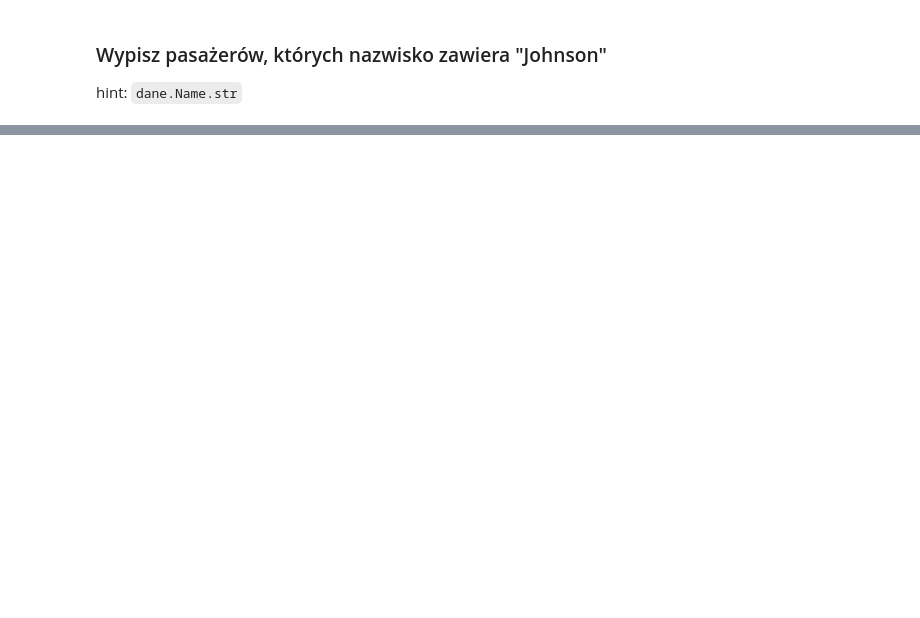
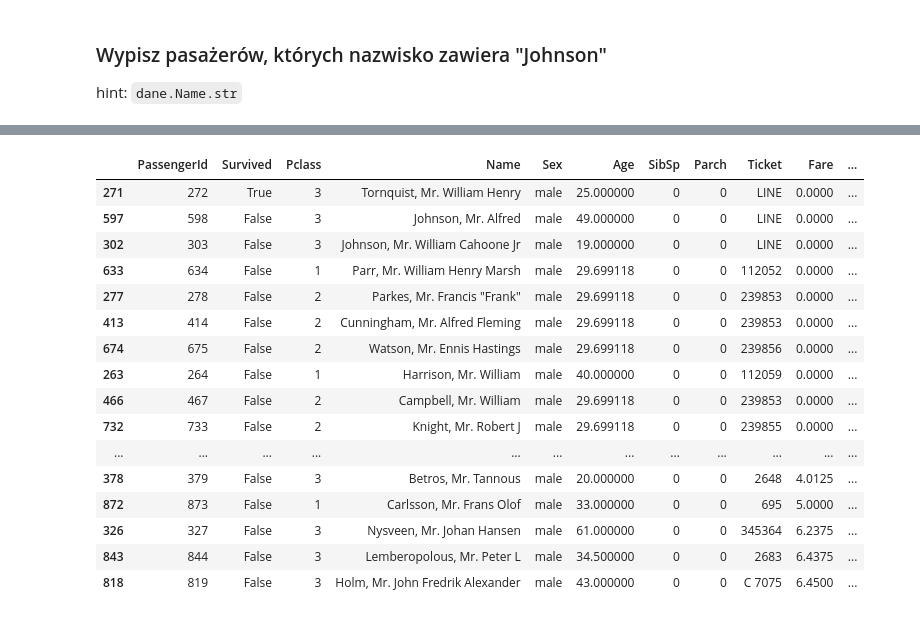
Before and after one commit to kadamekALX/python20220625, a Jupyter notebook: numpy_pandas/pandas.ipynb, the cells around one changed output, grey strips where cells are left out. Drawn from its saved outputs; the diff is of its cells as text; code cells hidden in the pictures; blank space fills up the shorter version.

Commit message:
pandas 4

```diff
--- a/numpy_pandas/pandas.ipynb
+++ b/numpy_pandas/pandas.ipynb
@@ -325,0 +361,23 @@ hint: `dane.Name.str`
+# %%
+dane.loc[dane[dane.Cabin == "Deck"]["Fare"].idxmin(), "Cabin"] = "Sea"  # wyrzucamy z podładu pasażera, który zapłacił najmniej ;)
+# https://pandas.pydata.org/docs/user_guide/indexing.html#why-does-assignment-fail-when-using-chained-indexing
+# %%
+dane.sort_values("Fare")[:20]
+# %% [output]
+|  | PassengerId | Survived | Pclass | Name | Sex | Age | SibSp | Parch | Ticket | Fare | ... |
+| 271 | 272 | True | 3 | Tornquist, Mr. William Henry | male | 25.000000 | 0 | 0 | LINE | 0.0000 | ... |
+| 597 | 598 | False | 3 | Johnson, Mr. Alfred | male | 49.000000 | 0 | 0 | LINE | 0.0000 | ... |
+| 302 | 303 | False | 3 | Johnson, Mr. William Cahoone Jr | male | 19.000000 | 0 | 0 | LINE | 0.0000 | ... |
+| 633 | 634 | False | 1 | Parr, Mr. William Henry Marsh | male | 29.699118 | 0 | 0 | 112052 | 0.0000 | ... |
+| 277 | 278 | False | 2 | Parkes, Mr. Francis "Frank" | male | 29.699118 | 0 | 0 | 239853 | 0.0000 | ... |
+| 413 | 414 | False | 2 | Cunningham, Mr. Alfred Fleming | male | 29.699118 | 0 | 0 | 239853 | 0.0000 | ... |
+| 674 | 675 | False | 2 | Watson, Mr. Ennis Hastings | male | 29.699118 | 0 | 0 | 239856 | 0.0000 | ... |
+| 263 | 264 | False | 1 | Harrison, Mr. William | male | 40.000000 | 0 | 0 | 112059 | 0.0000 | ... |
+| 466 | 467 | False | 2 | Campbell, Mr. William | male | 29.699118 | 0 | 0 | 239853 | 0.0000 | ... |
+| 732 | 733 | False | 2 | Knight, Mr. Robert J | male | 29.699118 | 0 | 0 | 239855 | 0.0000 | ... |
+| ... | ... | ... | ... | ... | ... | ... | ... | ... | ... | ... | ... |
+| 378 | 379 | False | 3 | Betros, Mr. Tannous | male | 20.000000 | 0 | 0 | 2648 | 4.0125 | ... |
+| 872 | 873 | False | 1 | Carlsson, Mr. Frans Olof | male | 33.000000 | 0 | 0 | 695 | 5.0000 | ... |
+| 326 | 327 | False | 3 | Nysveen, Mr. Johan Hansen | male | 61.000000 | 0 | 0 | 345364 | 6.2375 | ... |
+| 843 | 844 | False | 3 | Lemberopolous, Mr. Peter L | male | 34.500000 | 0 | 0 | 2683 | 6.4375 | ... |
+| 818 | 819 | False | 3 | Holm, Mr. John Fredrik Alexander | male | 43.000000 | 0 | 0 | C 7075 | 6.4500 | ... |
```
Also changed, not shown: parts of 5 cells of this notebook.
